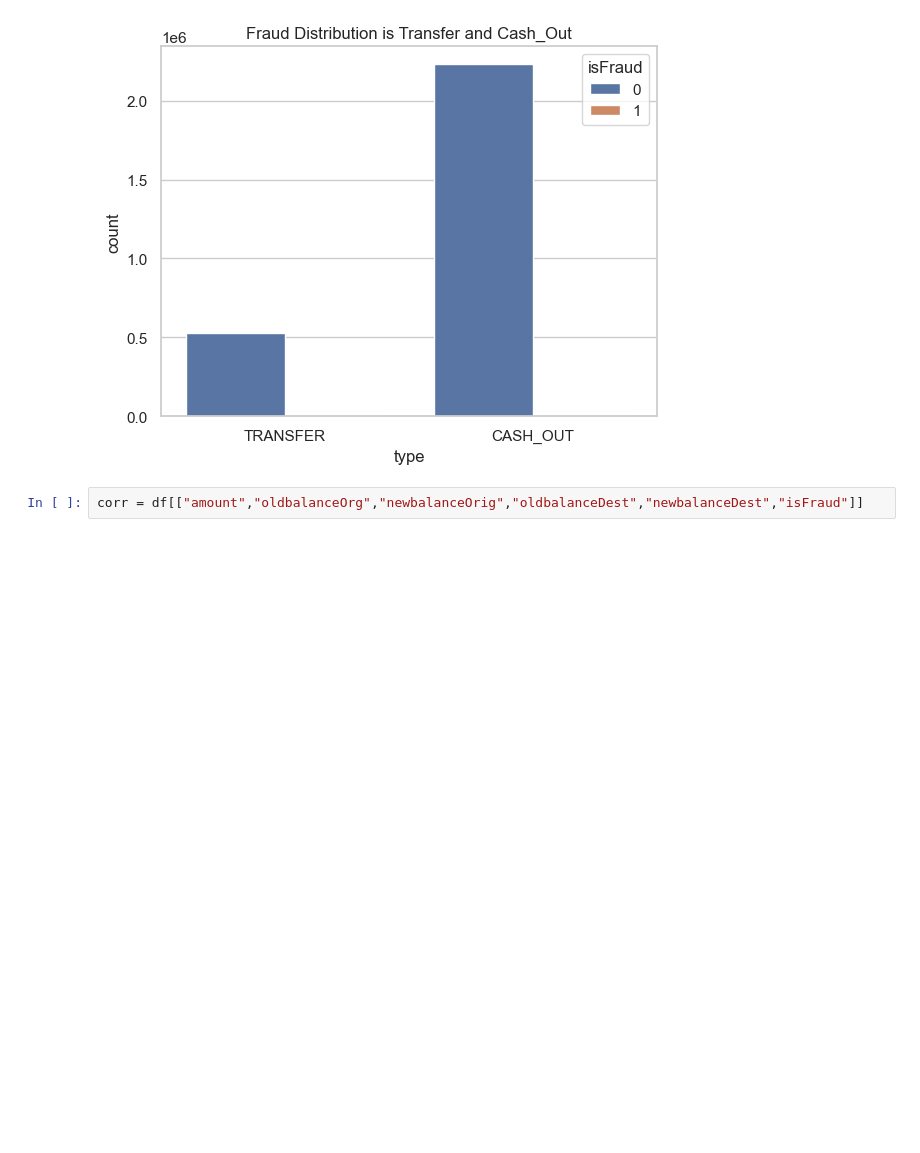
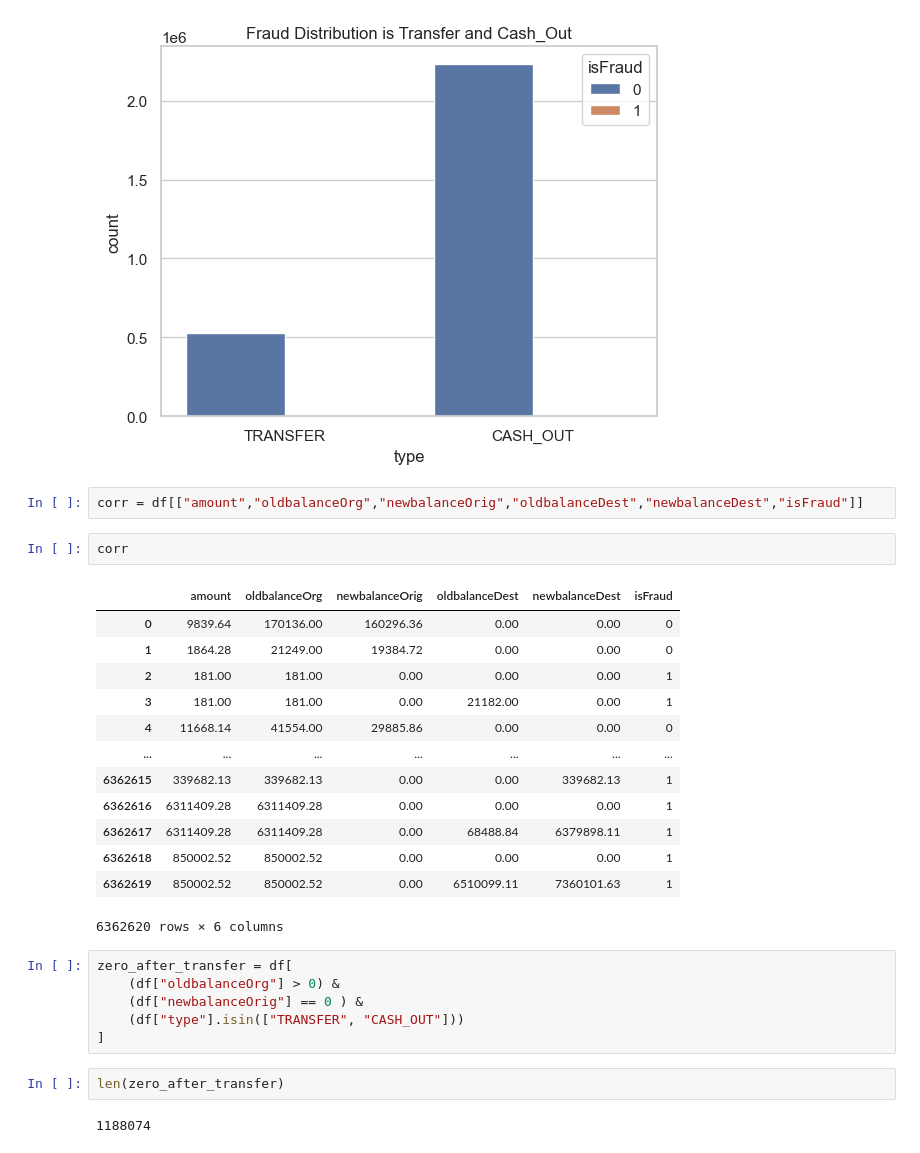
Before and after one commit to nishikasharon/fraud-detection-ml, a Jupyter notebook: analysis_model.ipynb, the cells around one changed output. Cells and saved outputs as stored; diff of their text form; blank space fills up the shorter version.

```diff
--- a/analysis_model.ipynb
+++ b/analysis_model.ipynb
@@ -253,3 +251,29 @@ plt.show()
 [figure]
 # %%
 corr = df[["amount","oldbalanceOrg","newbalanceOrig","oldbalanceDest","newbalanceDest","isFraud"]]
+# %%
+corr
+# %% [output]
+|  | amount | oldbalanceOrg | newbalanceOrig | oldbalanceDest | newbalanceDest | isFraud |
+| 0 | 9839.64 | 170136.00 | 160296.36 | 0.00 | 0.00 | 0 |
+| 1 | 1864.28 | 21249.00 | 19384.72 | 0.00 | 0.00 | 0 |
+| 2 | 181.00 | 181.00 | 0.00 | 0.00 | 0.00 | 1 |
+| 3 | 181.00 | 181.00 | 0.00 | 21182.00 | 0.00 | 1 |
+| 4 | 11668.14 | 41554.00 | 29885.86 | 0.00 | 0.00 | 0 |
+| ... | ... | ... | ... | ... | ... | ... |
+| 6362615 | 339682.13 | 339682.13 | 0.00 | 0.00 | 339682.13 | 1 |
+| 6362616 | 6311409.28 | 6311409.28 | 0.00 | 0.00 | 0.00 | 1 |
+| 6362617 | 6311409.28 | 6311409.28 | 0.00 | 68488.84 | 6379898.11 | 1 |
+| 6362618 | 850002.52 | 850002.52 | 0.00 | 0.00 | 0.00 | 1 |
+| 6362619 | 850002.52 | 850002.52 | 0.00 | 6510099.11 | 7360101.63 | 1 |
+6362620 rows × 6 columns
+# %%
+zero_after_transfer = df[
+    (df["oldbalanceOrg"] > 0) &
+    (df["newbalanceOrig"] == 0 ) &
+    (df["type"].isin(["TRANSFER", "CASH_OUT"]))
+]
+# %%
+len(zero_after_transfer)
+# %% [output]
+1188074
```
Also changed, not shown: parts of 10 cells of this notebook.
